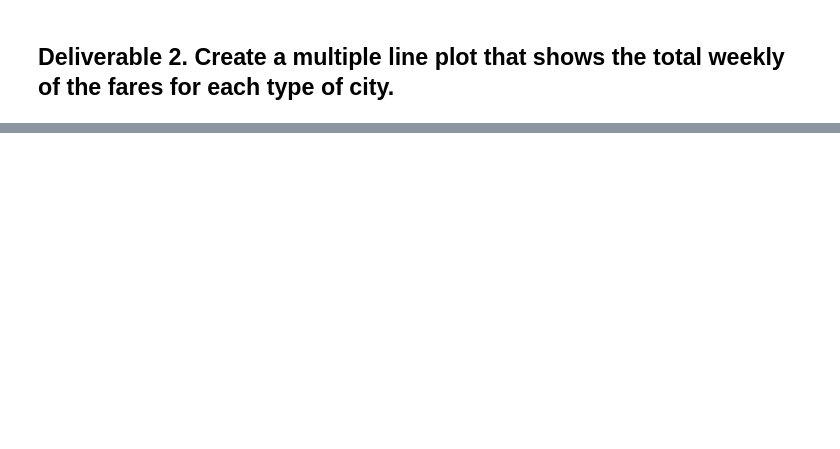
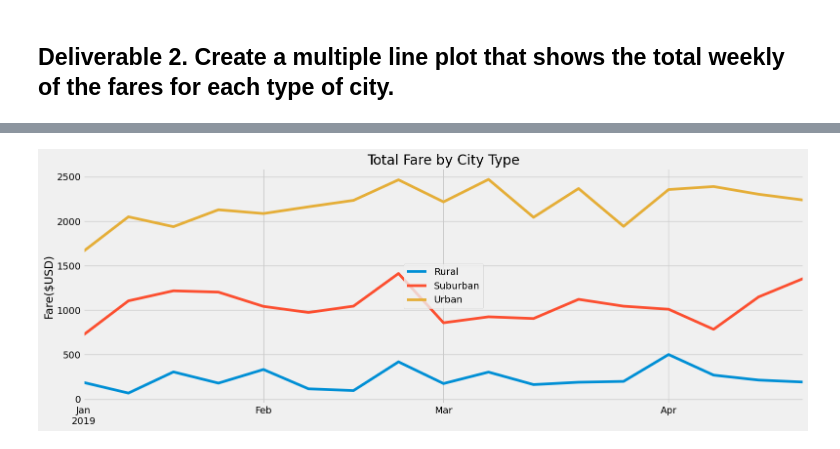
Before and after one commit to Granger515/PyBer_Analysis, a Jupyter notebook: analysis/PyBer_Challenge.ipynb, the cells around one changed output, grey strips where cells are left out. Cells and saved outputs as stored; diff of their text form; code cells hidden in the pictures; blank space fills up the shorter version.

```diff
--- a/analysis/PyBer_Challenge.ipynb
+++ b/analysis/PyBer_Challenge.ipynb
@@ -170,3 +193,6 @@ memory usage: 252.0+ bytes
 # %%
 # 4. Create a pivot table with the 'date' as the index, the columns ='type', and values='fare'
 # to get the total fares for each type of city by the date.
+
+deliverable2__pivot = deliverable2_df.pivot(index="date", columns="type", values="fare")
+deliverable2__pivot.head(10)
@@ -173,2 +212,4 @@ memory usage: 252.0+ bytes
 # %%
 # 5. Create a new DataFrame from the pivot table DataFrame using loc on the given dates, '2019-01-01':'2019-04-29'.
+deliverable2_2__pivot = deliverable2__pivot.loc['2019-01-01':'2019-04-29']
+deliverable2_2__pivot
@@ -175,5 +231,5 @@ memory usage: 252.0+ bytes
 # %%
 # 6. Set the "date" index to datetime datatype. This is necessary to use the resample() method in Step 8.
-# df.index = pd.to_datetime(df.index)
+deliverable2_2__pivot.index = pd.to_datetime(deliverable2_2__pivot.index)
 # %%
 # 7. Check that the datatype for the index is datetime using df.info()
@@ -180,2 +248,4 @@ memory usage: 252.0+ bytes
 # %%
 # 8. Create a new DataFrame using the "resample()" function by week 'W' and get the sum of the fares for each week.
+deliverable2_2__week = deliverable2_2__pivot.resample("W").sum()
+deliverable2_2__week.head(10)
@@ -182,7 +265,24 @@ memory usage: 252.0+ bytes
 # %%
 # 8. Using the object-oriented interface method, plot the resample DataFrame using the df.plot() function.
 
 # Import the style from Matplotlib.
 from matplotlib import style
+
 # Use the graph style fivethirtyeight.
 style.use('fivethirtyeight')
+
+deliverable2 = deliverable2_2__week.plot(figsize = (16,6))
+
+# Add a title
+deliverable2.set_title("Total Fare by City Type")
+
+#  Add a x- and y-axis label.
+plt.ylabel("Fare($USD)")
+plt.xlabel('')
+plt.legend()
+
+plt.tight_layout()
+plt.savefig("FareByCityType.png")
+plt.show()
+# %% [output]
+[figure, added]
```
Also changed, not shown: parts of 10 cells of this notebook, 1 other file.
